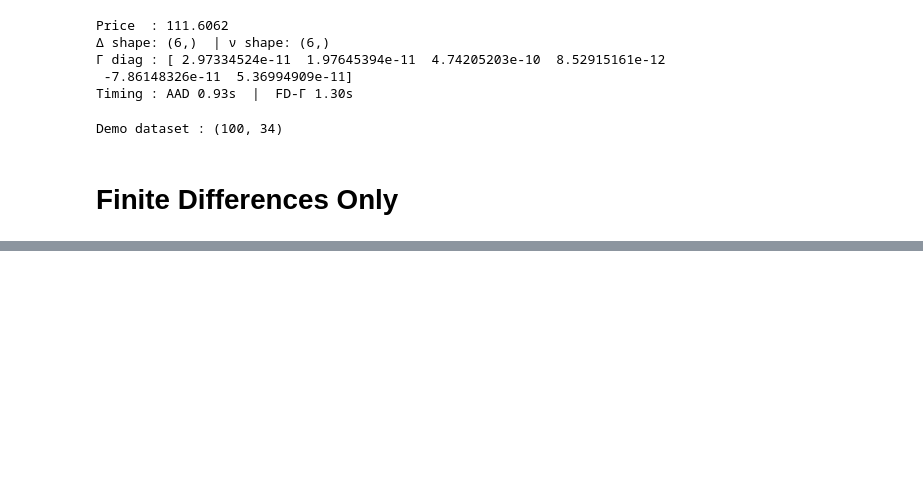
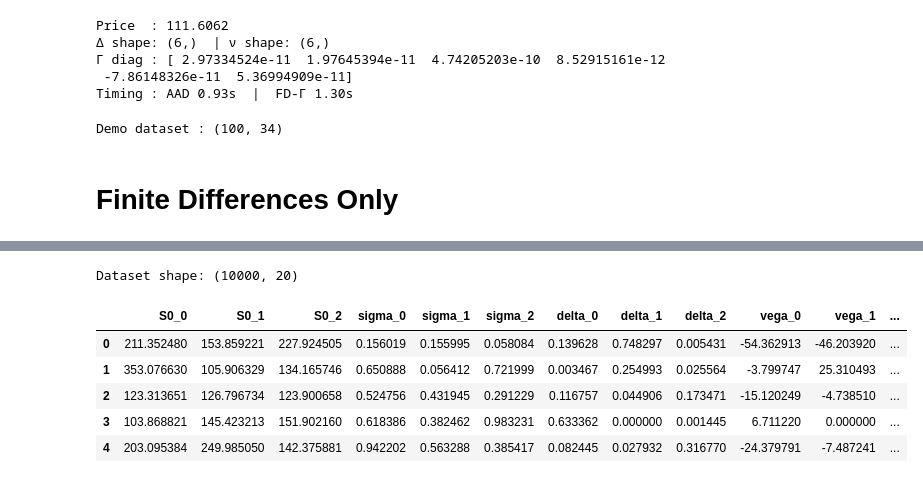
Before and after one commit to JPfaff23/Summer-Research, a Jupyter notebook: Monte Carlo Data Generation/Initial Evalutation/montecarlo_basket6_greeks.ipynb, the cells around one changed output, grey strips where cells are left out. Cells and saved outputs as stored; diff of their text form; code cells hidden in the pictures; blank space fills up the shorter version.

```diff
--- a/Monte Carlo Data Generation/Initial Evalutation/montecarlo_basket6_greeks.ipynb
+++ b/Monte Carlo Data Generation/Initial Evalutation/montecarlo_basket6_greeks.ipynb
@@ -533,0 +443,18 @@ Demo shape: (1, 34) | elapsed 1.0695956999552436 s
+# %%
+import pandas as pd
+
+
+file_path = 'worstof_small.parquet'
+df = pd.read_parquet(file_path)
+
+print(f"Dataset shape: {df.shape}")
+
+df.head()
+# %% [output]
+Dataset shape: (10000, 20)
+|  | S0_0 | S0_1 | S0_2 | sigma_0 | sigma_1 | sigma_2 | delta_0 | delta_1 | delta_2 | vega_0 | vega_1 | ... |
+| 0 | 211.352480 | 153.859221 | 227.924505 | 0.156019 | 0.155995 | 0.058084 | 0.139628 | 0.748297 | 0.005431 | -54.362913 | -46.203920 | ... |
+| 1 | 353.076630 | 105.906329 | 134.165746 | 0.650888 | 0.056412 | 0.721999 | 0.003467 | 0.254993 | 0.025564 | -3.799747 | 25.310493 | ... |
+| 2 | 123.313651 | 126.796734 | 123.900658 | 0.524756 | 0.431945 | 0.291229 | 0.116757 | 0.044906 | 0.173471 | -15.120249 | -4.738510 | ... |
+| 3 | 103.868821 | 145.423213 | 151.902160 | 0.618386 | 0.382462 | 0.983231 | 0.633362 | 0.000000 | 0.001445 | 6.711220 | 0.000000 | ... |
+| 4 | 203.095384 | 249.985050 | 142.375881 | 0.942202 | 0.563288 | 0.385417 | 0.082445 | 0.027932 | 0.316770 | -24.379791 | -7.487241 | ... |
```
Also changed, not shown: parts of 13 cells of this notebook, 14 other files.
